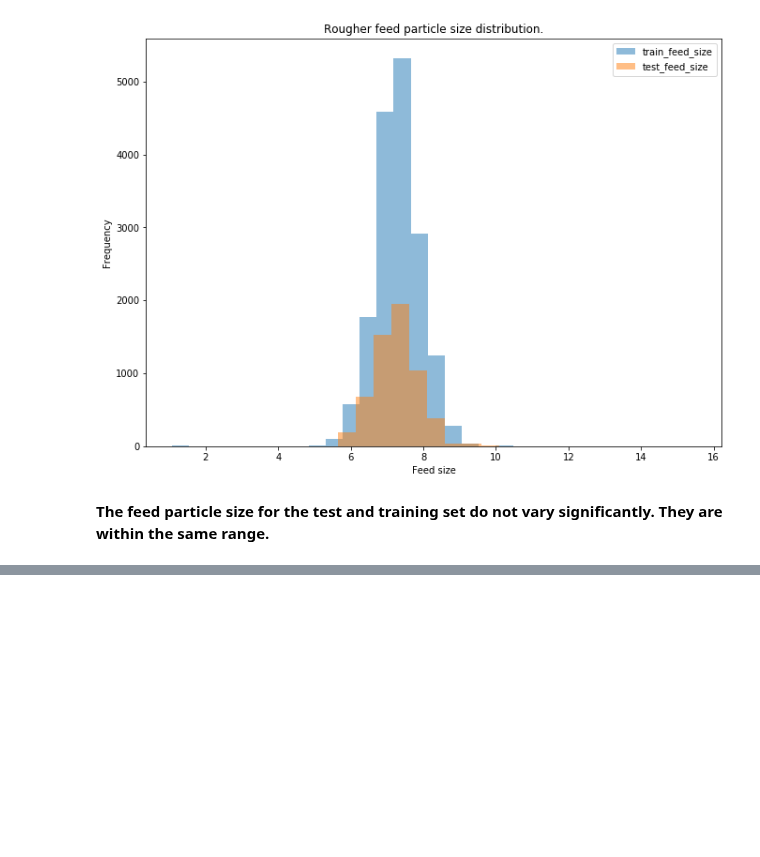
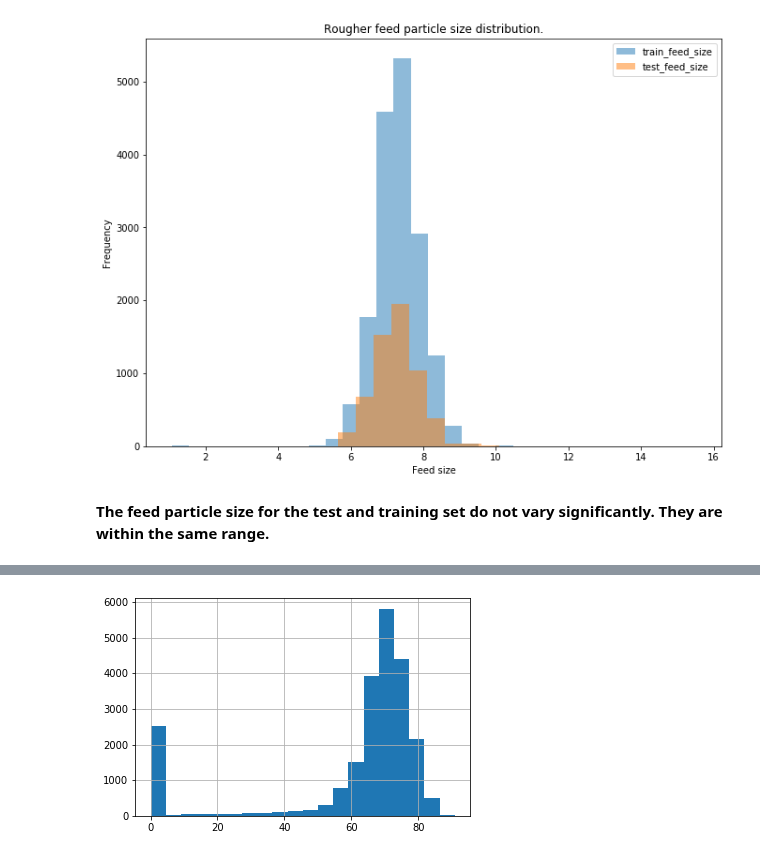
Before and after one commit to Alumasa/data_science_practicum, a Jupyter notebook: Integrated Project 2.ipynb, the cells around one changed output, grey strips where cells are left out. Cells and saved outputs as stored; diff of their text form; code cells hidden in the pictures; blank space fills up the shorter version.

```diff
--- a/Integrated Project 2.ipynb
+++ b/Integrated Project 2.ipynb
@@ -223,0 +238,6 @@ plt.legend();
+# %%
+features_rougher_concentrate = ['rougher.output.concentrate_au', 'rougher.output.concentrate_ag',
+                              'rougher.output.concentrate_pb', 'rougher.output.concentrate_sol']
+full[features_rougher_concentrate].sum(1).hist(bins=20);
+# %% [output]
+[figure, added]
```
Also changed, not shown: parts of 8 cells of this notebook.
